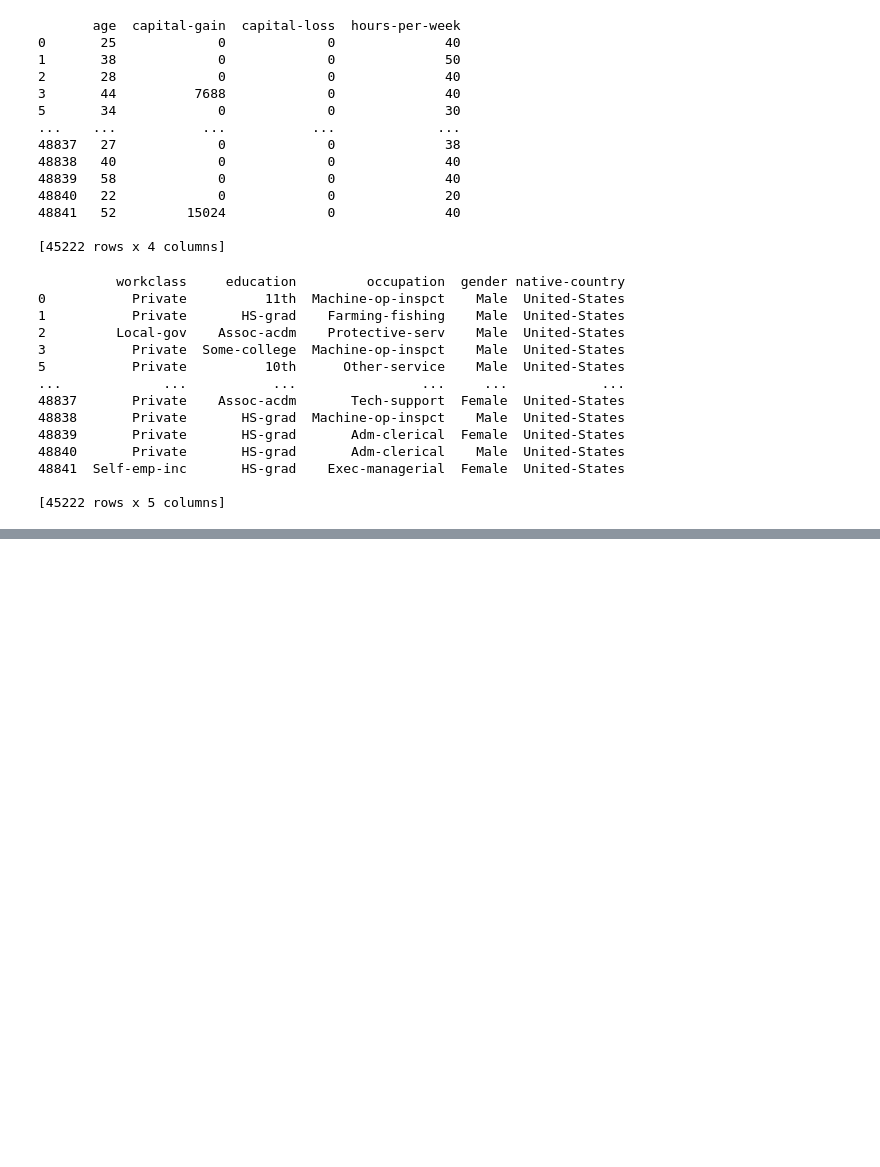
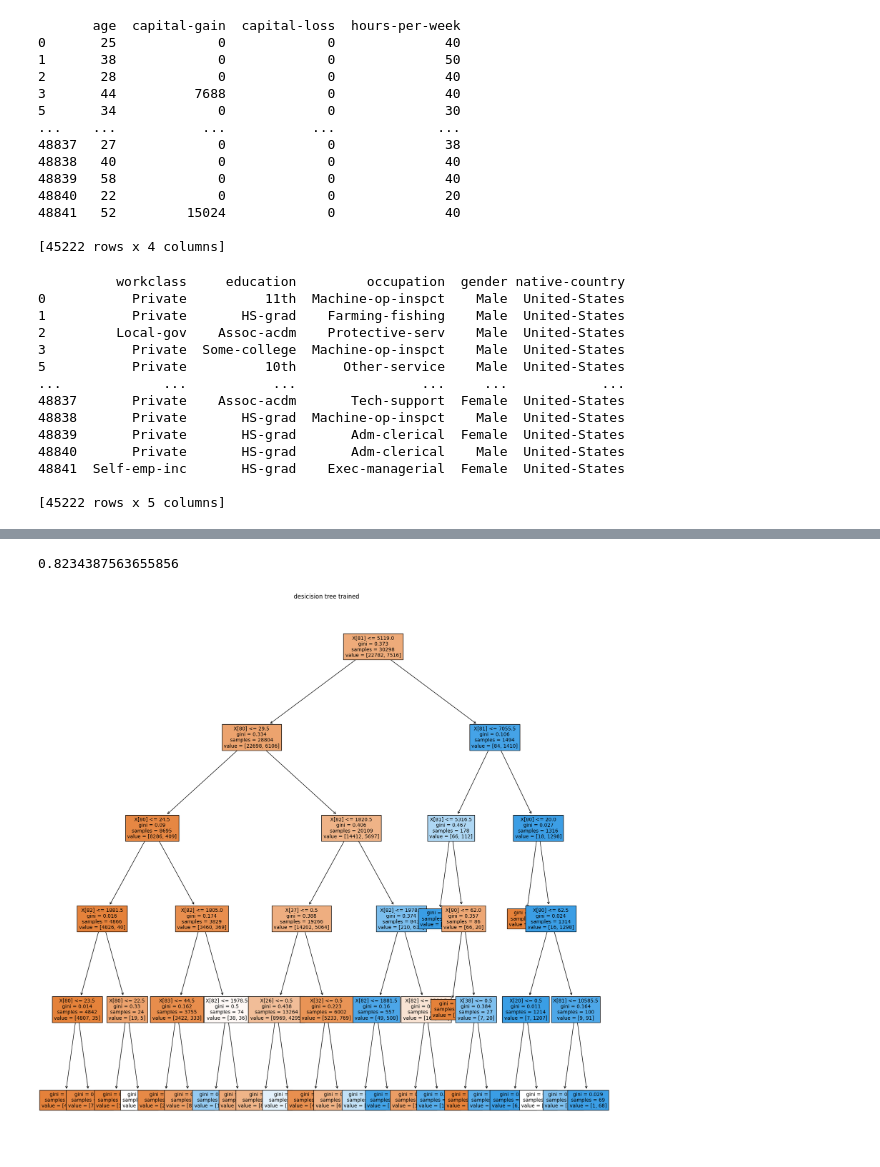
Before and after one commit to Vishnu9535/machine-learning, a Jupyter notebook: mllab/desition_trees.ipynb, the cells around one changed output, grey strips where cells are left out. Cells and saved outputs as stored; diff of their text form; code cells hidden in the pictures; blank space fills up the shorter version.

```diff
--- a/mllab/desition_trees.ipynb
+++ b/mllab/desition_trees.ipynb
@@ -212,0 +214,4 @@ convert_catogorical_features = pd.get_dummies(categorical_features)
+# %%
+all_features = [convert_catogorical_features,numerical_features]
+newX = pd.concat(all_features,axis = 1, join = 'inner')
+newX.shape
@@ -212,0 +220,7 @@ convert_catogorical_features = pd.get_dummies(categorical_features)
+# %%
+from sklearn.model_selection import train_test_split
+x_train,x_test,y_train,y_test = train_test_split(newX,y,test_size = 0.33,random_state = 42)
+# %%
+from sklearn.tree import DecisionTreeClassifier
+clf = DecisionTreeClassifier(max_depth = 5)
+clf.fit(x_train,y_train)
@@ -212,0 +258,14 @@ convert_catogorical_features = pd.get_dummies(categorical_features)
+# %%
+from sklearn.metrics import accuracy_score
+print(accuracy_score(y_test,y_pred))
+# %% [output]
+0.8234387563655856
+# %%
+from sklearn.tree import plot_tree
+import matplotlib.pyplot as plt
+plt.figure(figsize = (20,20))
+plot_tree(clf,filled = True,fontsize=10)
+plt.title("desicision tree trained")
+plt.show()
+# %% [output]
+[figure, added]
```
Also changed, not shown: parts of 6 cells of this notebook, 20 other files.
